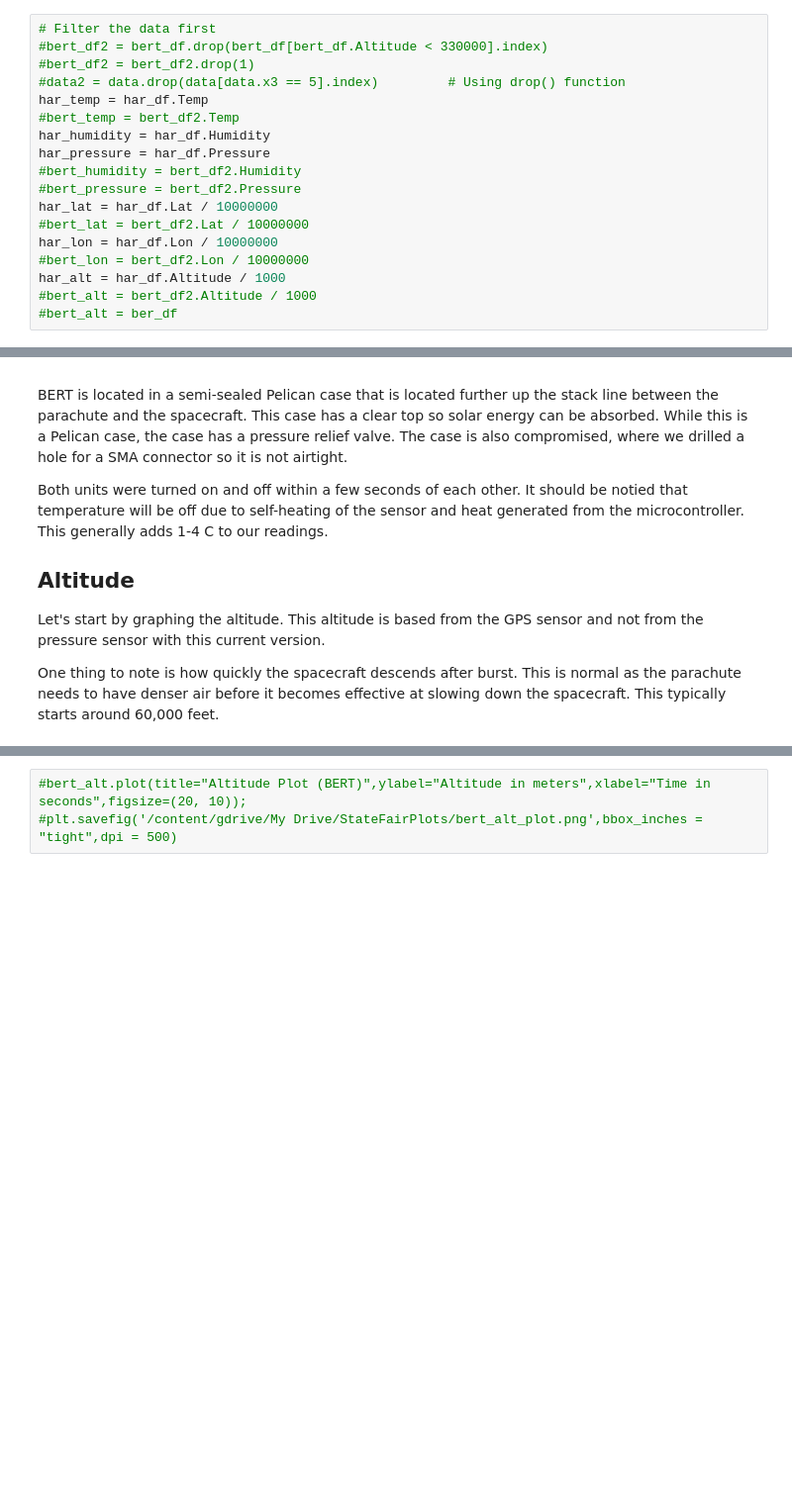
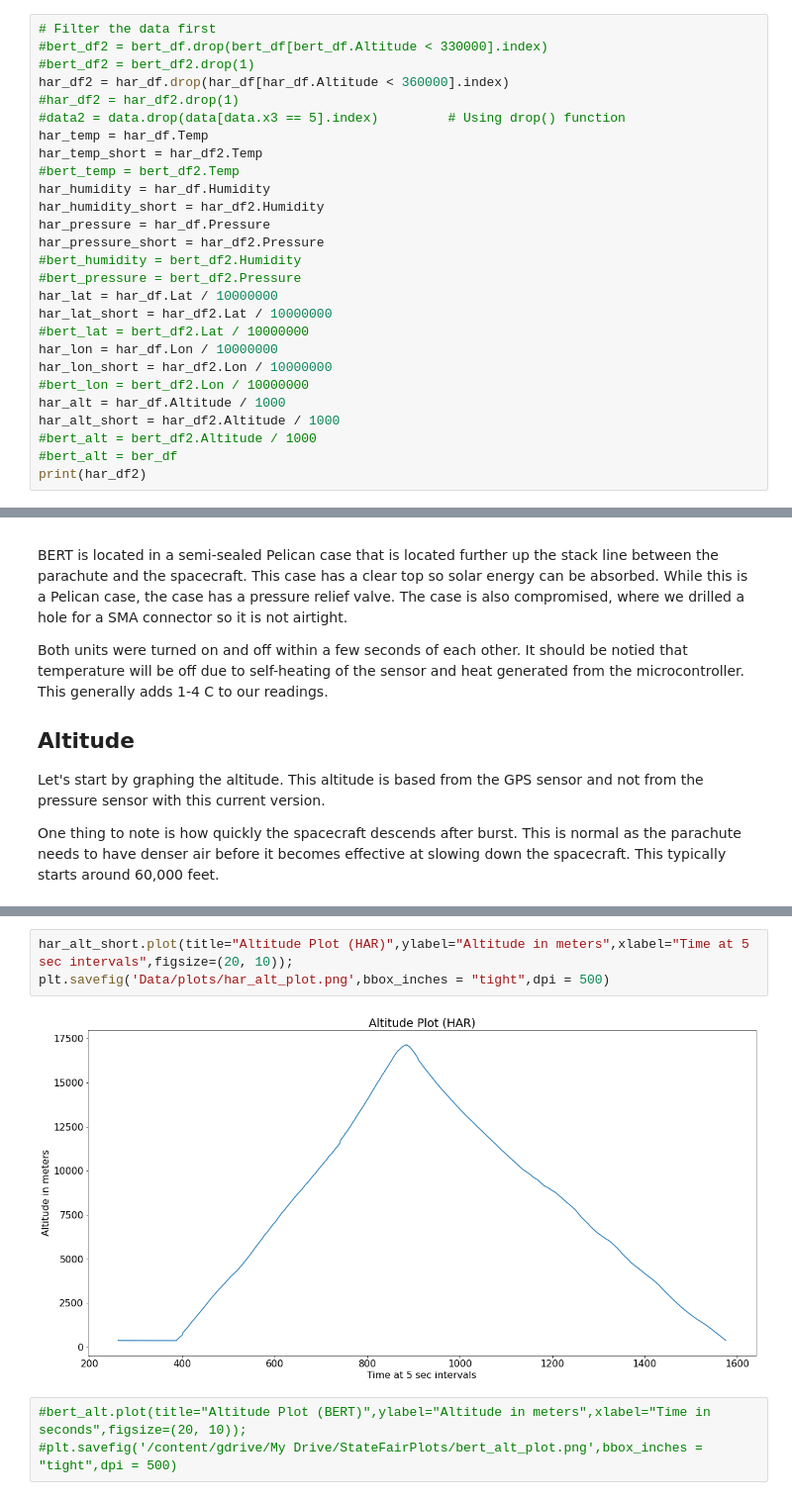
Before and after one commit to M2I-HABET/Mission-159, a Jupyter notebook: L-159-B/Parse_HABET_FDR_Data.ipynb, the cells around one changed output, grey strips where cells are left out. Shown at 99% size. Cells and saved outputs as stored; diff of their text form; blank space fills up the shorter version.

```diff
--- a/L-159-B/Parse_HABET_FDR_Data.ipynb
+++ b/L-159-B/Parse_HABET_FDR_Data.ipynb
@@ -124,17 +124,26 @@ With most flights, the data recorders are turned on and then the spacecraft sits
 # Filter the data first
 #bert_df2 = bert_df.drop(bert_df[bert_df.Altitude < 330000].index)
 #bert_df2 = bert_df2.drop(1)
+har_df2 = har_df.drop(har_df[har_df.Altitude < 360000].index)
+#har_df2 = har_df2.drop(1)
 #data2 = data.drop(data[data.x3 == 5].index)         # Using drop() function
 har_temp = har_df.Temp
+har_temp_short = har_df2.Temp
 #bert_temp = bert_df2.Temp
 har_humidity = har_df.Humidity
+har_humidity_short = har_df2.Humidity
 har_pressure = har_df.Pressure
+har_pressure_short = har_df2.Pressure
 #bert_humidity = bert_df2.Humidity
 #bert_pressure = bert_df2.Pressure
 har_lat = har_df.Lat / 10000000
+har_lat_short = har_df2.Lat / 10000000
 #bert_lat = bert_df2.Lat / 10000000
 har_lon = har_df.Lon / 10000000
+har_lon_short = har_df2.Lon / 10000000
 #bert_lon = bert_df2.Lon / 10000000
 har_alt = har_df.Altitude / 1000
+har_alt_short = har_df2.Altitude / 1000
 #bert_alt = bert_df2.Altitude / 1000
 #bert_alt = ber_df
+print(har_df2)
@@ -295,3 +291,8 @@ plt.savefig('Data/plots/har_alt_plot.png',bbox_inches = "tight",dpi = 500)
+# %%
+har_alt_short.plot(title="Altitude Plot (HAR)",ylabel="Altitude in meters",xlabel="Time at 5 sec intervals",figsize=(20, 10));
+plt.savefig('Data/plots/har_alt_plot.png',bbox_inches = "tight",dpi = 500)
+# %% [output]
+[figure, added]
 # %%
 #bert_alt.plot(title="Altitude Plot (BERT)",ylabel="Altitude in meters",xlabel="Time in seconds",figsize=(20, 10));
 #plt.savefig('/content/gdrive/My Drive/StateFairPlots/bert_alt_plot.png',bbox_inches = "tight",dpi = 500)
```
Also changed, not shown: parts of 25 cells of this notebook, 1 other file.
